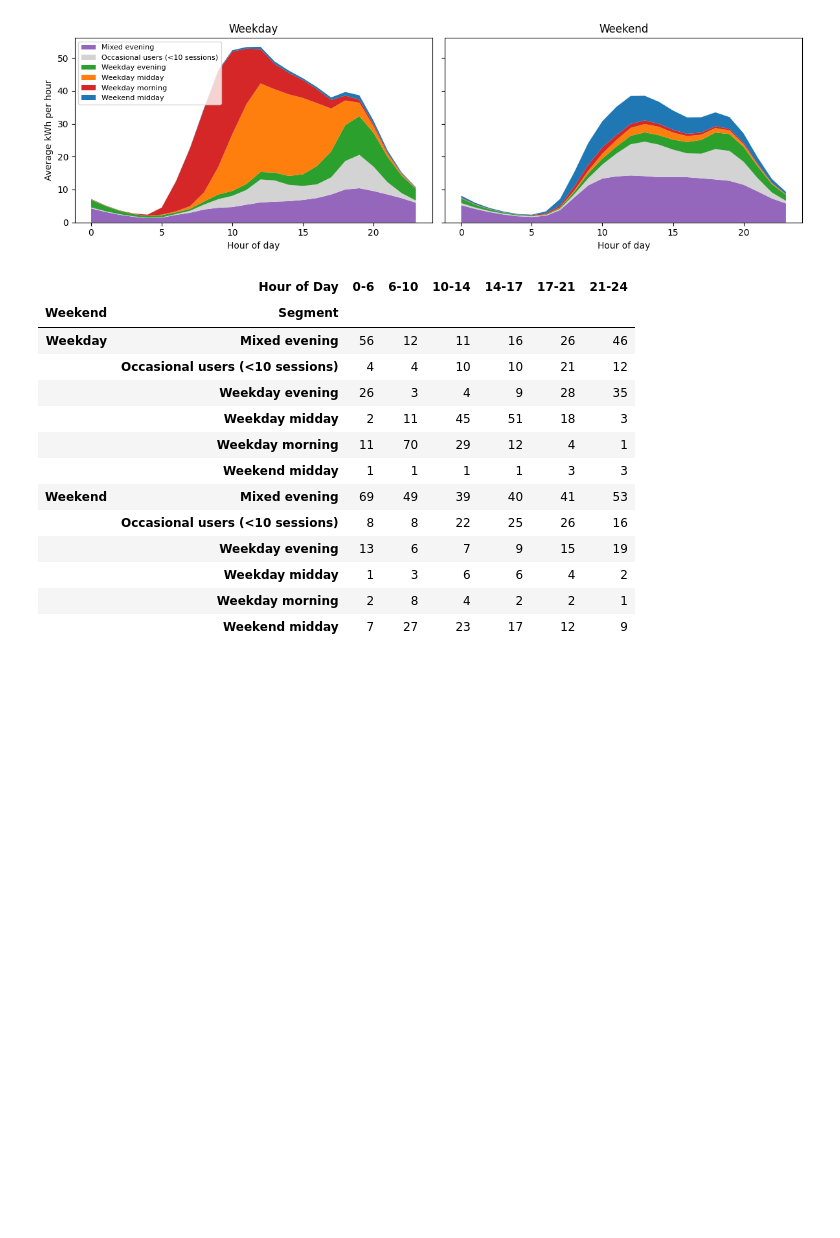
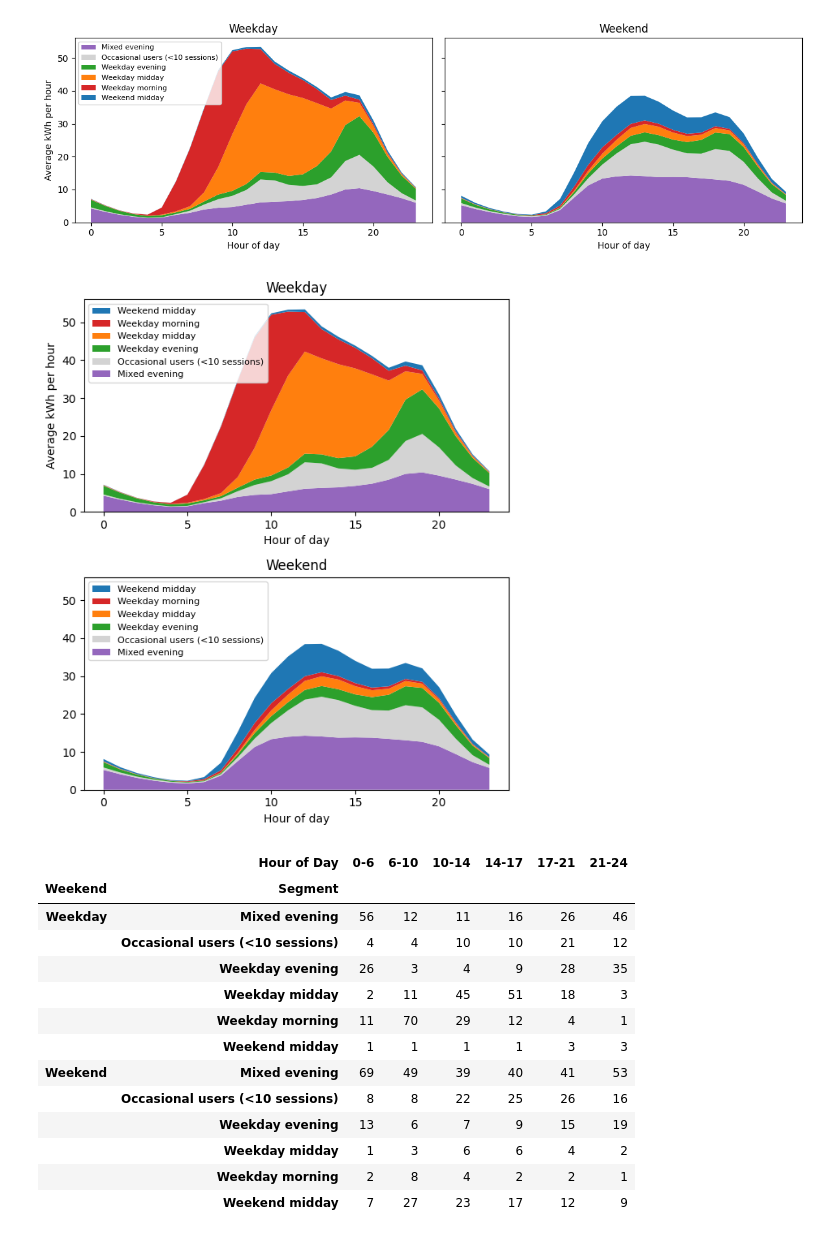
Before and after one commit to AliHoeg/intro_to_ba_project, a Jupyter notebook: task1_clustering_revised.ipynb, the cells around one changed output. Cells and saved outputs as stored; diff of their text form; code cells hidden in the pictures; blank space fills up the shorter version.

```diff
--- a/task1_clustering_revised.ipynb
+++ b/task1_clustering_revised.ipynb
@@ -651,6 +679,19 @@ plt.tight_layout()
 plt.show()
 # %% [output]
 [figure]
+# %%
+fig, ax = plt.subplots(2, 1, figsize=(6, 7), sharey=True)
+for i, (load, title) in enumerate(zip(loads, ["Weekday", "Weekend"])):
+    ax[i].stackplot(load.index, load.T.values, labels=load.columns, colors=[color_of[s] for s in load.columns])
+    ax[i].set(title=title, xlabel="Hour of day")
+    handles, labels = ax[i].get_legend_handles_labels()
+    ax[i].legend(handles[::-1], labels[::-1], fontsize=8, loc="upper left")
+
+ax[0].set_ylabel("Average kWh per hour")
+plt.tight_layout()
+plt.show()
+# %% [output]
+[figure, added]
 # %%
 blocks = pd.cut(hourly["Hour of Day"], [0, 6, 10, 14, 17, 21, 24], right=False, labels=["0-6", "6-10", "10-14", "14-17", "17-21", "21-24"])
 contribution = hourly.groupby(["Weekend", blocks, "Segment"], observed=True)["Energy (kWh)"].sum()
```
Also changed, not shown: parts of 2 cells of this notebook.
